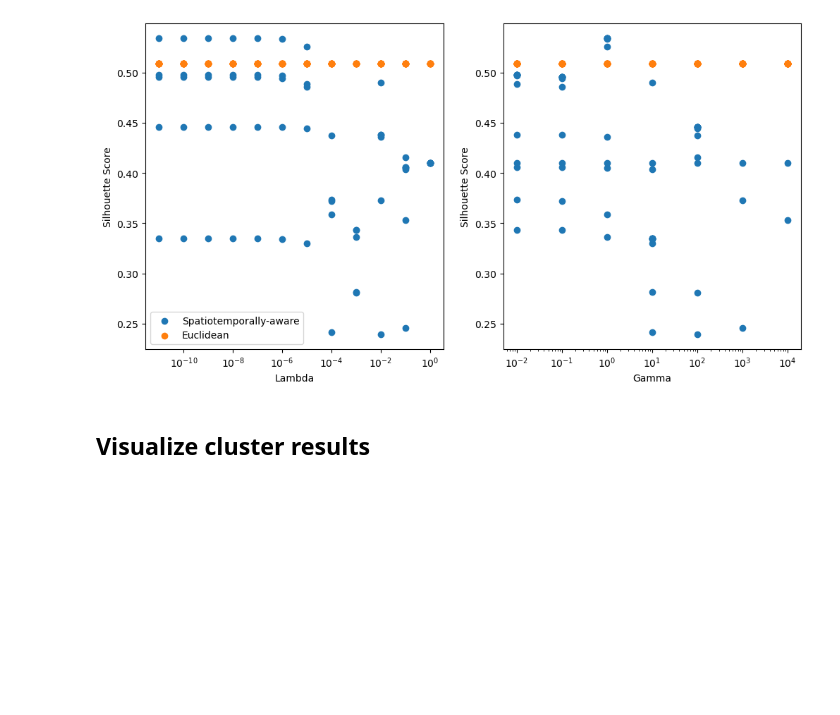
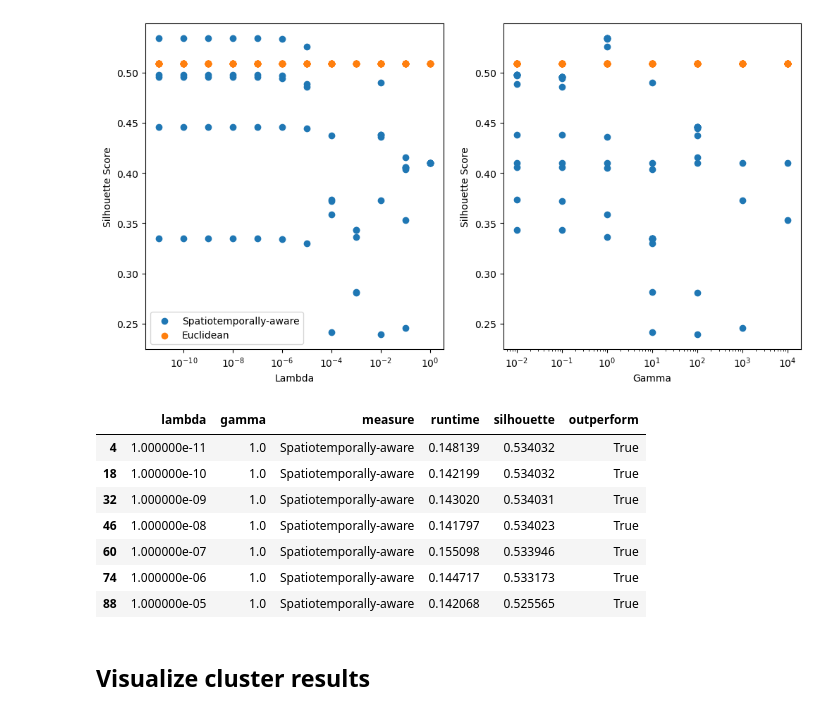
Before and after one commit to ekinugurel/SpatiotemporalFrequentPatternMining, a Jupyter notebook: clustering_analyses NO NORMING.ipynb, the cells around one changed output. Drawn from its saved outputs; the diff is of its cells as text; code cells hidden in the pictures; blank space fills up the shorter version.

```diff
--- a/clustering_analyses NO NORMING.ipynb
+++ b/clustering_analyses NO NORMING.ipynb
@@ -572,21 +572,24 @@ def K_means_time_and_space(data, centroids, max_iter, norm, lam, gam, dist_func)
 # %%
 # random_centroids = X[:k]
 # lams = [1e-11, 1e-10, 1e-9, 1e-8, 1e-7, 1e-6, 1e-5, 1e-4, 1e-3, 1e-2, 1e-1, 1]
-# # lam = 1e-10
+lam = 1e-11
 # gams = [1e-2, 1e-1, 1, 1e1, 1e2, 1e3, 1e4]
-# gam = 1e1
-# measure = custom_distance_metric
-# for lam in lams:
-#     for gam in gams:
-#         costs, centroids, clustering = K_means_time_and_space(X,
-#                                             random_centroids,
-#                                             max_iter = 20, norm = 2,
-#                                             lam = lam,
-#                                             gam = gam,
-#                                             dist_func=measure)
+gam = 1
+measure = custom_distance_metric
+
+# mess with k
+ks = np.arange(2, 8)
+for k in ks:
+    random_centroids = X[:k]
+    costs, centroids, clustering = K_means_time_and_space(X,
+                                        random_centroids,
+                                        max_iter = 20, norm = 2,
+                                        lam = lam,
+                                        gam = gam,
+                                        dist_func=measure)
 
 
-#         # compute silhouette
-#         overall_score, sample_scores = silhouette_score_custom(X, clustering, measure, lam, gam)
-#         print(lam, gam overall_score)
+    # compute silhouette
+    overall_score, sample_scores = silhouette_score_custom(X, clustering, measure, lam, gam)
+    print(k, overall_score)
 # %% [output]
@@ -749,6 +736,19 @@ ax[1].set_ylabel('Silhouette Score')
 plt.show()
 # %% [output]
 [figure]
+# %%
+# what do these clusters mean?
+euc_sil = 0.508611
+results[(results['silhouette'] > euc_sil) & (results['measure'] == 'Spatiotemporally-aware')]
+# %% [output]
+|  | lambda | gamma | measure | runtime | silhouette | outperform |
+| 4 | 1.000000e-11 | 1.0 | Spatiotemporally-aware | 0.148139 | 0.534032 | True |
+| 18 | 1.000000e-10 | 1.0 | Spatiotemporally-aware | 0.142199 | 0.534032 | True |
+| 32 | 1.000000e-09 | 1.0 | Spatiotemporally-aware | 0.143020 | 0.534031 | True |
+| 46 | 1.000000e-08 | 1.0 | Spatiotemporally-aware | 0.141797 | 0.534023 | True |
+| 60 | 1.000000e-07 | 1.0 | Spatiotemporally-aware | 0.155098 | 0.533946 | True |
+| 74 | 1.000000e-06 | 1.0 | Spatiotemporally-aware | 0.144717 | 0.533173 | True |
+| 88 | 1.000000e-05 | 1.0 | Spatiotemporally-aware | 0.142068 | 0.525565 | True |
 # %% [markdown]
 ## Visualize cluster results
 # %%
```
Also changed, not shown: parts of 3 cells of this notebook, 2 other files.
